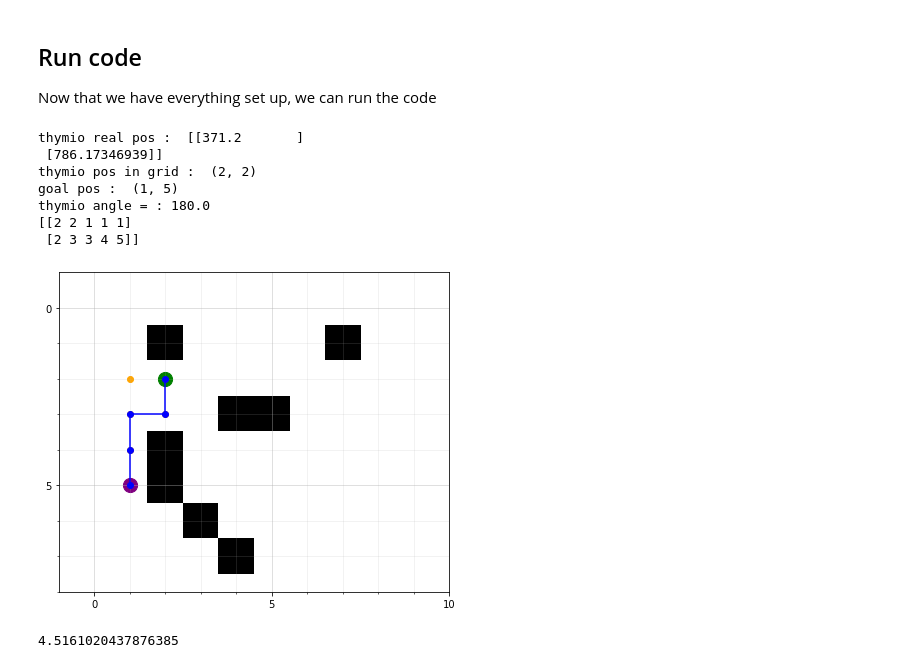
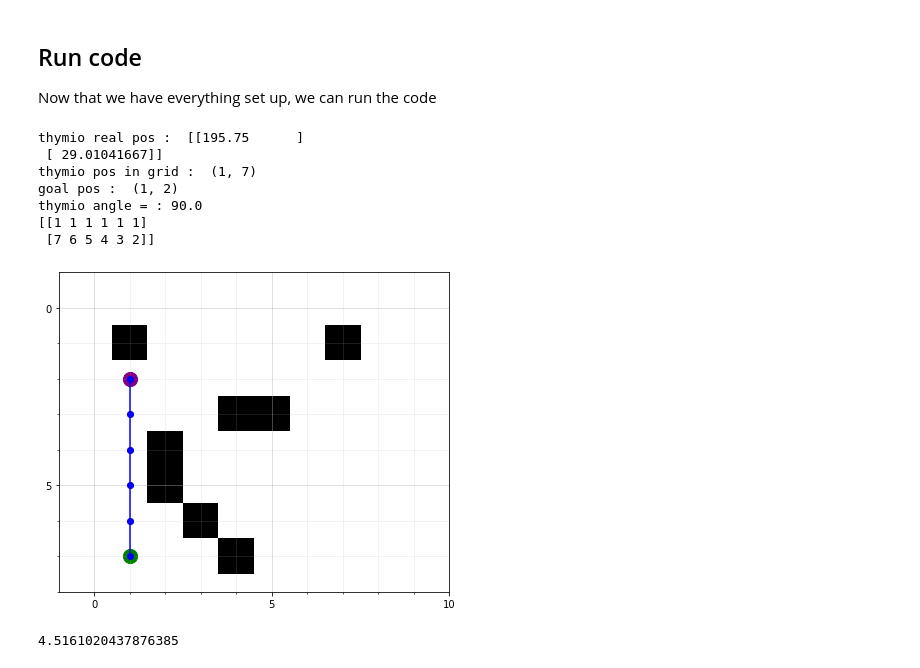
Before and after one commit to Neiizo/Projet-mobile-robotics, a Jupyter notebook: projet.ipynb, the cells around one changed output. Cells and saved outputs as stored; diff of their text form; code cells hidden in the pictures.

```diff
--- a/projet.ipynb
+++ b/projet.ipynb
@@ -124,26 +124,26 @@ Now that we have everything set up, we can run the code
 # %%
 vision.update_coordinates()
 if(DEBUG == True):
     print("thymio real pos : ", vision.thymio_real_pos)
     print("thymio pos in grid : ", vision.thymio_position)
     print("goal pos : ", vision.goal_position)
     print("thymio angle = :", vision.thymio_orientation)
-vision.grid[7][6] = 0
-vision.grid[5][1] = 0
+vision.grid[7][1] = 0
+vision.grid[2][1] = 0
 shortest_path = djikstra_algo(vision.grid.T, vision.thymio_position, vision.goal_position)
 if(DEBUG == True):
     print(shortest_path)
 
 KF = KalmanFilter(Ts, vision.thymio_real_pos, cal_data.speed_conversion, Q_cam, Q_gnd, R_cam, R_gnd)  # we initialize the filter
 # %% [output]
-thymio real pos :  [[371.2       ]
- [786.17346939]]
-thymio pos in grid :  (2, 2)
-goal pos :  (1, 5)
-thymio angle = : 180.0
-[[2 2 1 1 1]
- [2 3 3 4 5]]
+thymio real pos :  [[195.75      ]
+ [ 29.01041667]]
+thymio pos in grid :  (1, 7)
+goal pos :  (1, 2)
+thymio angle = : 90.0
+[[1 1 1 1 1 1]
+ [7 6 5 4 3 2]]
-[figure, old version]
+[figure, new version]
 # %%
 mc.motors(node, 0, 0)
 step_duration = HALF_CELL_WIDTH*2 / (SPEED_AVG * cal_data.speed_conversion)
```
Also changed, not shown: parts of 4 cells of this notebook, 4 other files.
